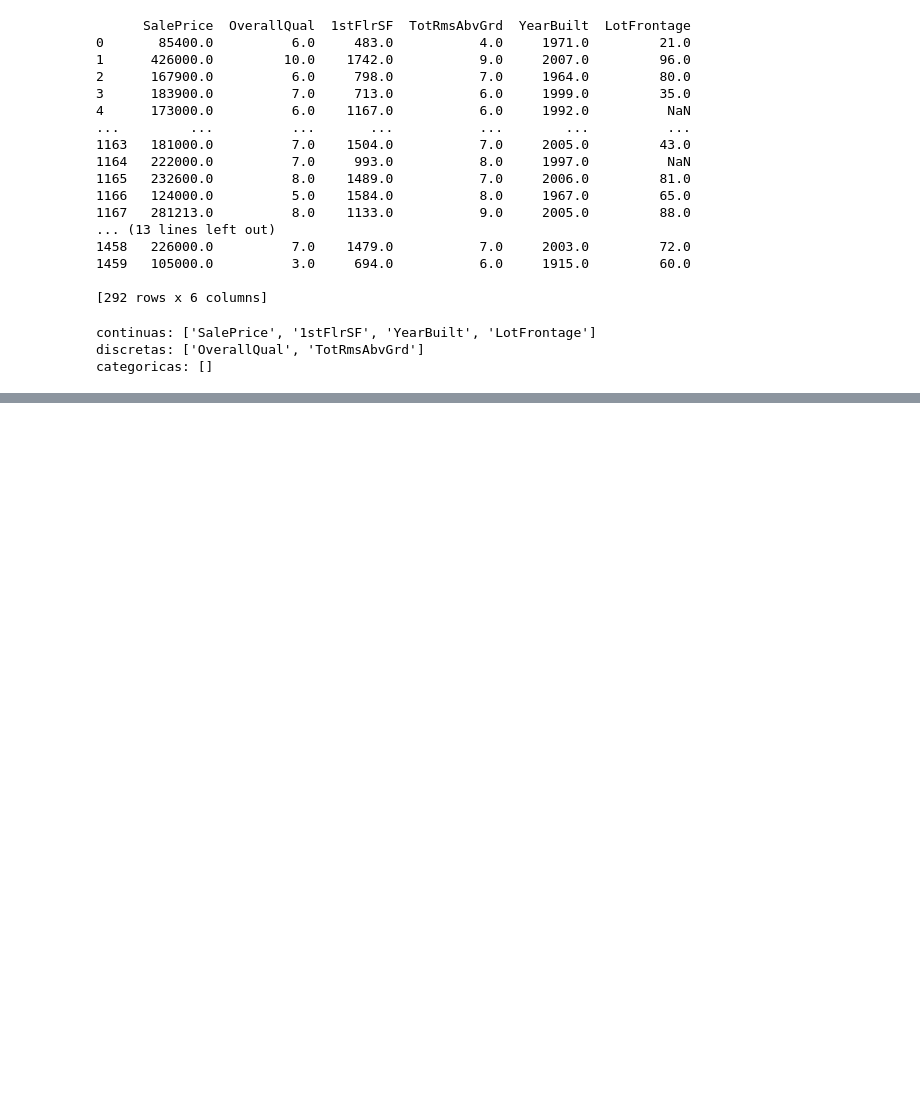
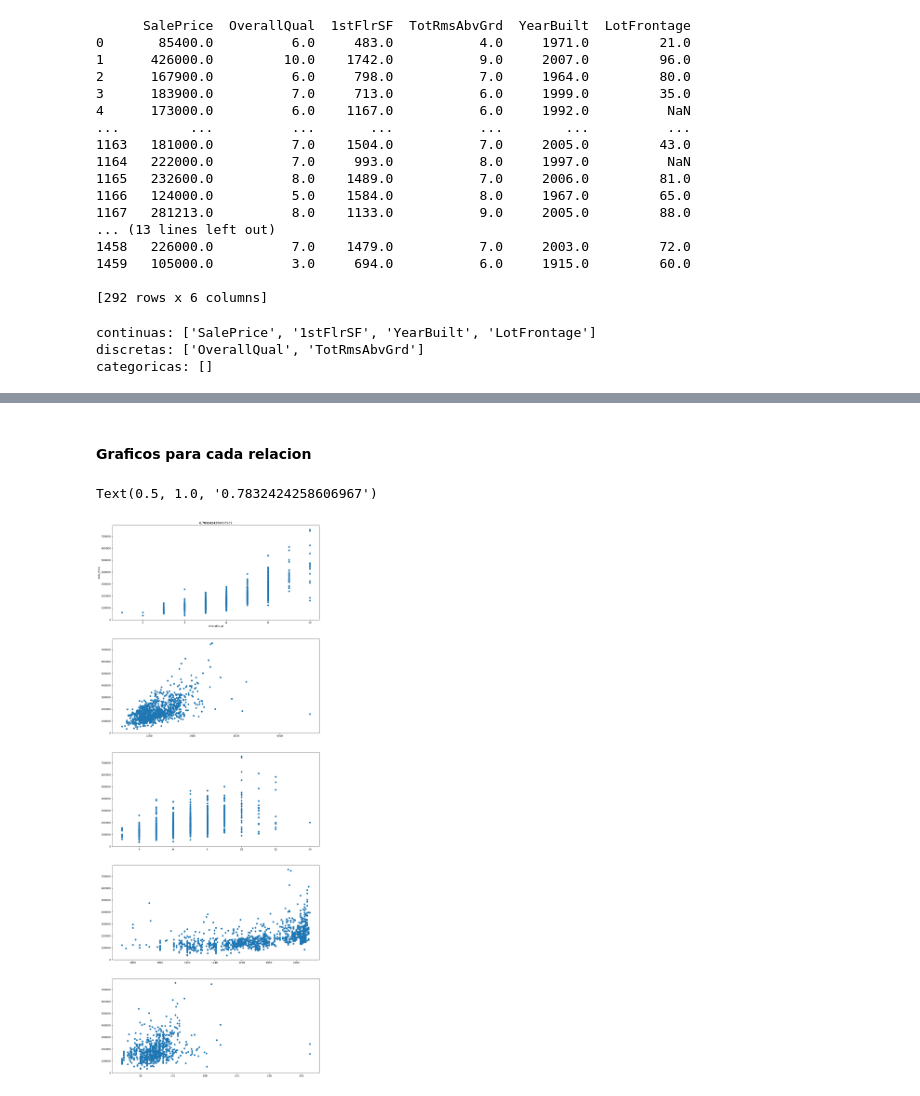
Before and after one commit to dannygar97/Proyecto_1_Python, a Jupyter notebook: Proyecto_1_Daniel_Garcia.ipynb, the cells around one changed output, grey strips where cells are left out. Cells and saved outputs as stored; diff of their text form; code cells hidden in the pictures; blank space fills up the shorter version.

```diff
--- a/Proyecto_1_Daniel_Garcia.ipynb
+++ b/Proyecto_1_Daniel_Garcia.ipynb
@@ -140,0 +193,14 @@ Exploracion_Overall = [Overall_media,Overall_Max,Overall_Min,Overall_Rango,Overa
+# %%
+#Coeficiente de correlacion con primera variable
+print(set_Entrenamiento.columns)
+correlacion1 = set_Entrenamiento["SalePrice"].corr(set_Entrenamiento["OverallQual"])
+correlacion2 = set_Entrenamiento["SalePrice"].corr(set_Entrenamiento["1stFlrSF"])
+correlacion3 = set_Entrenamiento["SalePrice"].corr(set_Entrenamiento["TotRmsAbvGrd"])
+correlacion4 = set_Entrenamiento["SalePrice"].corr(set_Entrenamiento["YearBuilt"])
+correlacion5 = set_Entrenamiento["SalePrice"].corr(set_Entrenamiento["LotFrontage"])
+
+Tabla_Correlaciones = { 'Variable': ("OverallQual","1stFlrSF","TotRmsAbvGrd","YearBuilt","LotFrontage"),
+         'Correlacion': (correlacion1,correlacion2,correlacion3,correlacion4,correlacion5),
+     }
+df2 = pd.DataFrame(Tabla_Correlaciones)
+df2
@@ -140,0 +217,19 @@ Exploracion_Overall = [Overall_media,Overall_Max,Overall_Min,Overall_Rango,Overa
+# %% [markdown]
+#### Graficos para cada relacion
+# %%
+#al intentar hacerlo en una grafica se superponen los datos por lo cual
+#voy a usar subplots
+
+fig, sca =plt.subplots(5,1, figsize =(15,40))
+sca[0].scatter(set_Entrenamiento["OverallQual"],set_Entrenamiento["SalePrice"])
+sca[1].scatter(set_Entrenamiento["1stFlrSF"],set_Entrenamiento["SalePrice"])
+sca[2].scatter(set_Entrenamiento["TotRmsAbvGrd"],set_Entrenamiento["SalePrice"])
+sca[3].scatter(set_Entrenamiento["YearBuilt"],set_Entrenamiento["SalePrice"])
+sca[4].scatter(set_Entrenamiento["LotFrontage"],set_Entrenamiento["SalePrice"])
+#PARA PODER COLOCAR TITULO Y EJES:
+sca[0].set_xlabel('OverallQual')
+sca[0].set_ylabel('Sale_Price')
+sca[0].set_title(correlacion1)
+# %% [output]
+Text(0.5, 1.0, '0.7832424258606967')
+[figure, added]
```
Also changed, not shown: parts of 16 cells of this notebook.
